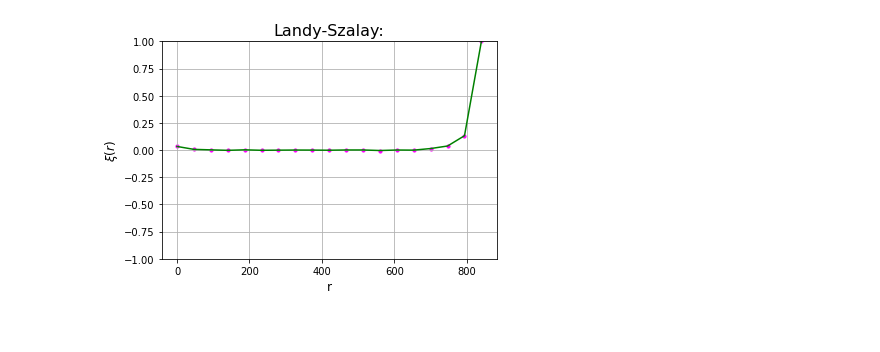
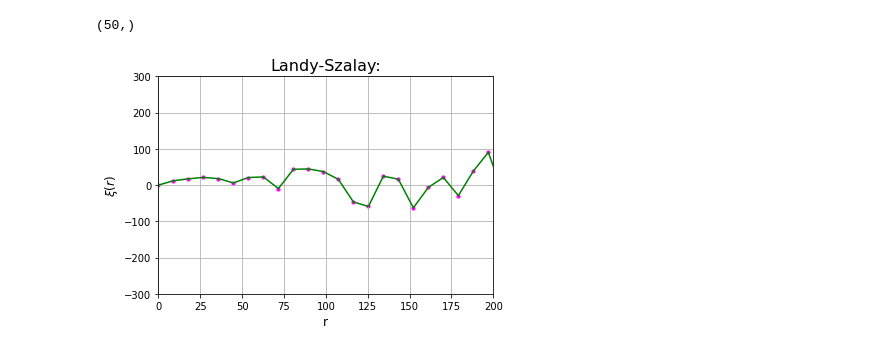
Before and after one commit to DCIDA2019/dcida2020ii-andreayzz, a Jupyter notebook: Nov24/Funcion_correlacion2.ipynb, the cells around one changed output. Cells and saved outputs as stored; diff of their text form; code cells hidden in the pictures.

```diff
--- a/Nov24/Funcion_correlacion2.ipynb
+++ b/Nov24/Funcion_correlacion2.ipynb
@@ -8,20 +8,17 @@ data2 = np.load('prueba_20k.npy')
 data3 = np.load('prueba_50k.npy')
 data4 = np.load('prueba_250k.npy')
 # %%
-
+N=10000
+D=3
 maxi = [max(data1[:,0]),max(data1[:,1]),max(data1[:,2])]
 l = math.ceil(max(maxi))
-#numero de puntos random
-N = 1000
-D = 3
 
-#generamos dos arreglos aleatorios de 0 a Lado y con Num puntos, además de dimension Dim
-r1= np.zeros((N,D))
-#r2 = np.zeros((Num,Dim))
+r1 = np.zeros((N,D))
+r2 = np.zeros((N,D))
 
 for i in range(N):
     r1[i] = np.random.uniform(0,l,D)
-    #r2[i] = np.random.uniform(0,Lado,Dim)
+    r2[i] = np.random.uniform(0,l,D)
 # %%
 #distancia entre el punto j y cada uno de los puntos de b
 def distancias(d,r):
@@ -113,2 +55,0 @@ def correlacion(d,r,n_bins,rango_bns):
-# %%
-r,e = correlacion(r1,data1,20,l*np.sqrt(D))
@@ -115,10 +107,19 @@ r,e = correlacion(r1,data1,20,l*np.sqrt(D))
+# %%
+Num_bins = 100
+range_ = l*np.sqrt(D)
+r,e = LS(r1,data1,Num_bins,range_)
+# %%
+np.shape(r)
+# %% [output]
+(50,)
 # %%
-plt.scatter(r,e, s=10, c='magenta')
-plt.plot(r,e,'green')
+plt.scatter(r,e*r*r, s=10, c='magenta')
+plt.plot(r,e*r*r,'green')
+plt.xlim(0,200)
+plt.ylim(-300,300)
 plt.xlabel('r',fontsize=12)
 plt.ylabel('$\u03BE(r)$',fontsize=12)
-plt.ylim(-1,1)
 plt.title('Landy-Szalay:',fontsize=16)
 plt.grid();
 # %% [output]
-[figure, old version]
+[figure, new version]
```
Also changed, not shown: parts of 12 cells of this notebook.
